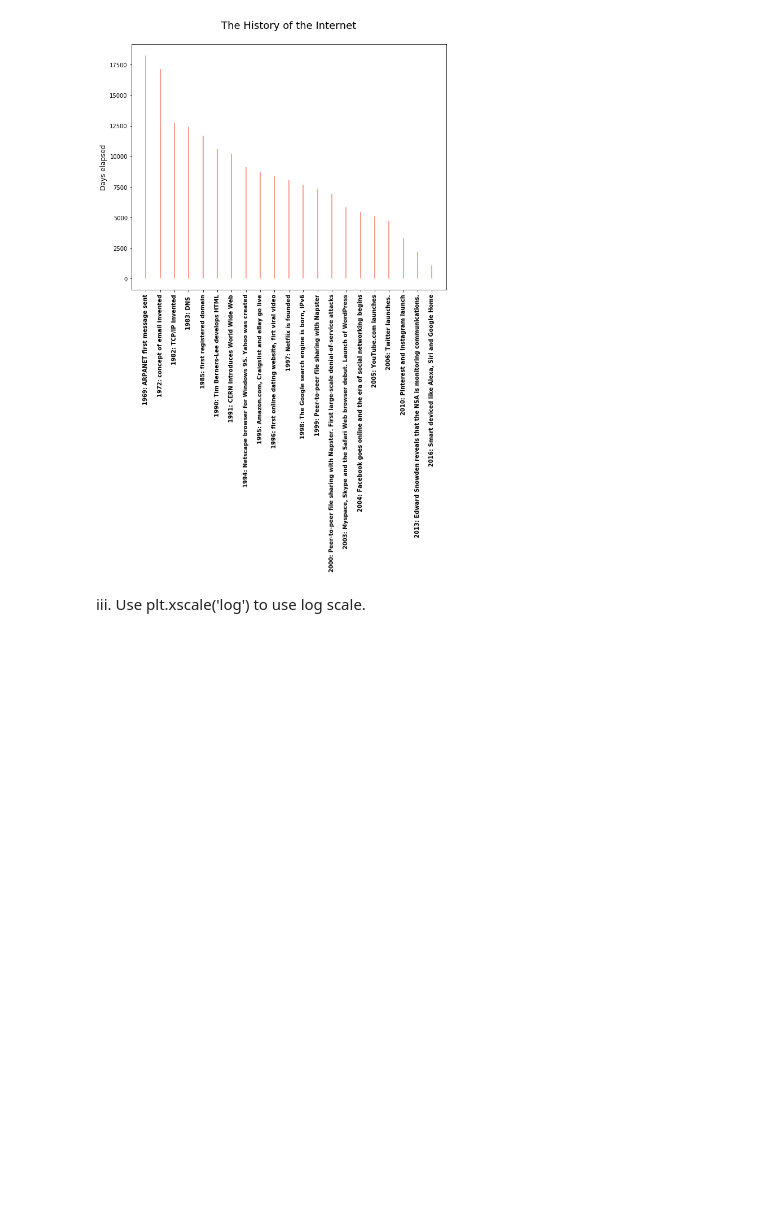
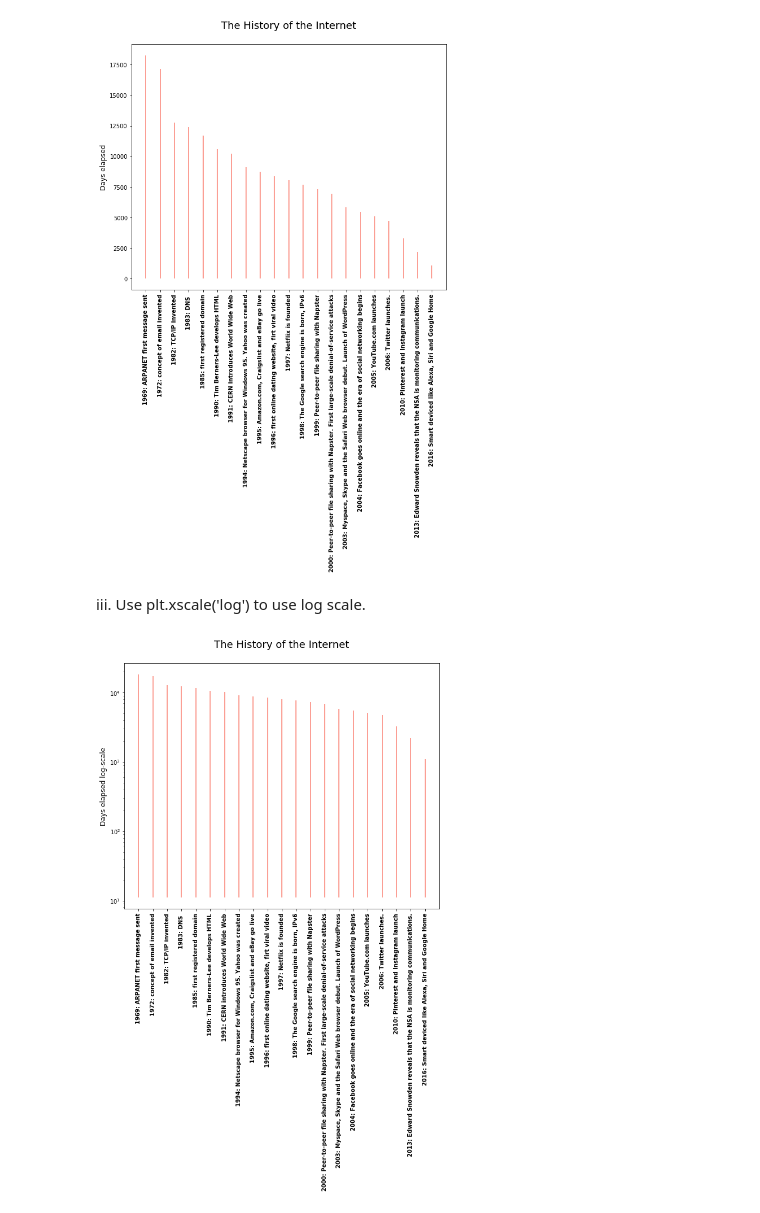
Before and after one commit to faymarie/binary-search-time-complexity-visualization, a Jupyter notebook: Binary Search.ipynb, the cells around one changed output. Cells and saved outputs as stored; diff of their text form; code cells hidden in the pictures; blank space fills up the shorter version.

Commit message:
feat: Implement log scale visualization of time line

```diff
--- a/Binary Search.ipynb
+++ b/Binary Search.ipynb
@@ -100,16 +100,19 @@ iii. Use plt.xscale('log') to use log scale.
 # %%
 #parameters
 plt.rcParams['figure.figsize']= [10,8]
 
-time =
+time = df['elapsed_time_(days)'].values
 
 # plot
-plt.vlines(df.event_name, 0, df['elapsed_time_(days)'], colors='salmon')
+plt.yscale('log')
+plt.vlines(df.event_name, 10^1, df['elapsed_time_(days)'], colors='salmon')
 
 #titles
 plt.xlabel('')
-plt.ylabel('Days elapsed', fontsize=12)
+plt.ylabel('Days elapsed log-scale', fontsize=12)
 plt.title('The History of the Internet', fontsize=18).set_position([.5, 1.05])
 plt.xticks(rotation='vertical', fontweight='bold')
 
 plt.show()
+# %% [output]
+[figure, added]
```
